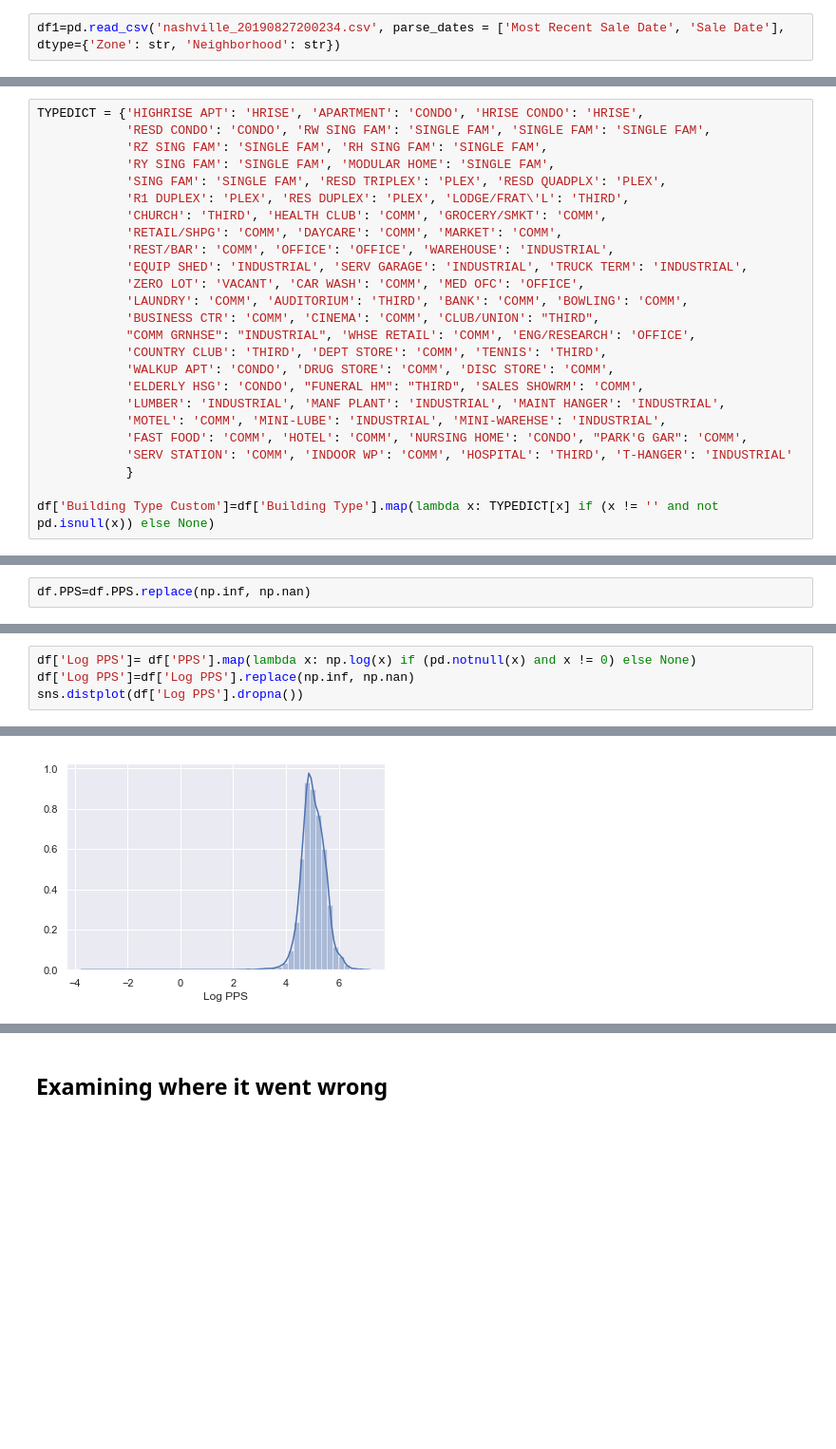
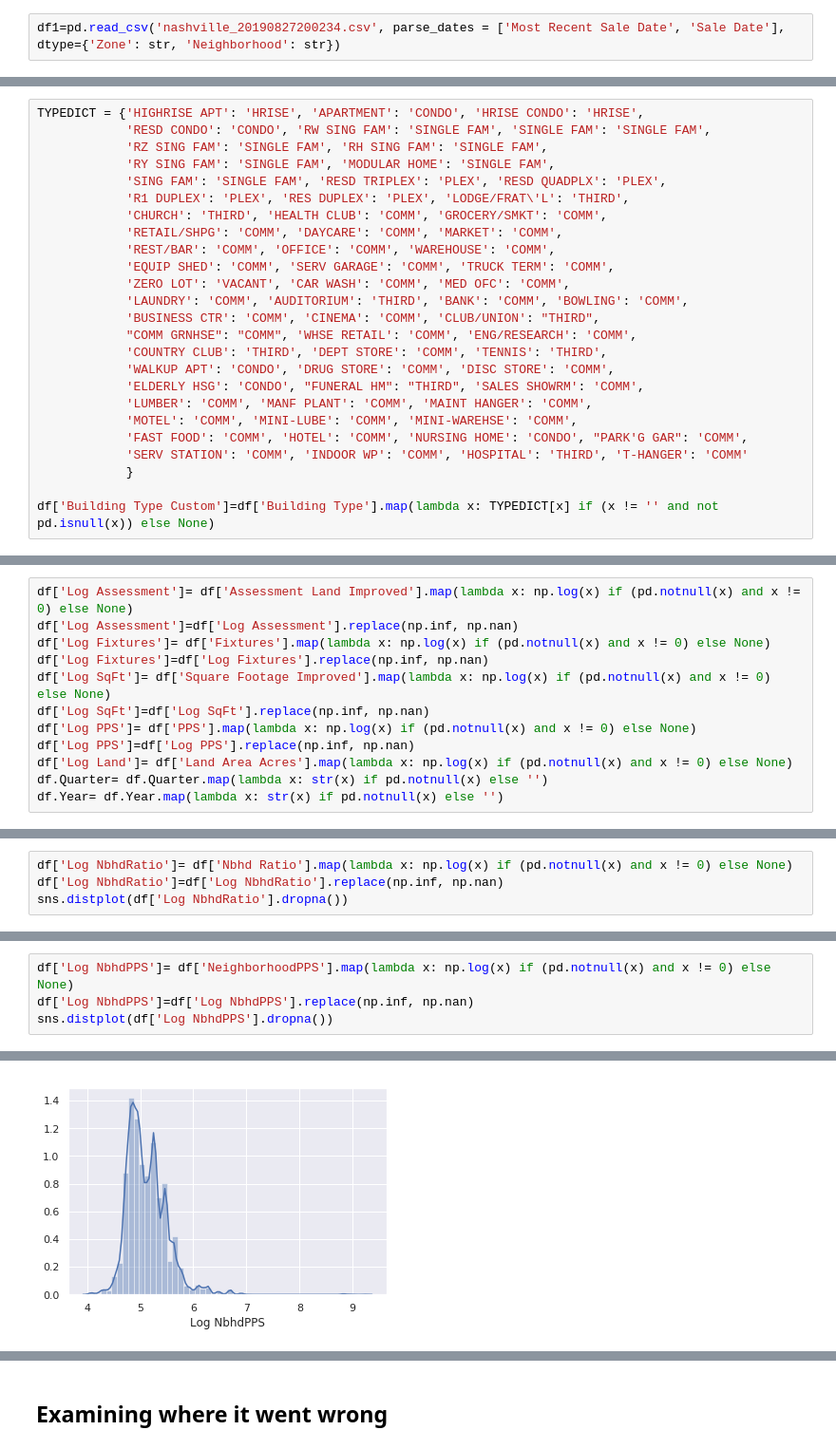
Before and after one commit to drewlehe/Nashville, a Jupyter notebook: MachineLearning2.ipynb, the cells around one changed output, grey strips where cells are left out. Shown at 95% size. Drawn from its saved outputs; the diff is of its cells as text; blank space fills up the shorter version.

```diff
--- a/MachineLearning2.ipynb
+++ b/MachineLearning2.ipynb
@@ -70,19 +69,19 @@ TYPEDICT = {'HIGHRISE APT': 'HRISE', 'APARTMENT': 'CONDO', 'HRISE CONDO': 'HRISE
             'R1 DUPLEX': 'PLEX', 'RES DUPLEX': 'PLEX', 'LODGE/FRAT\'L': 'THIRD',
             'CHURCH': 'THIRD', 'HEALTH CLUB': 'COMM', 'GROCERY/SMKT': 'COMM',
             'RETAIL/SHPG': 'COMM', 'DAYCARE': 'COMM', 'MARKET': 'COMM',
-            'REST/BAR': 'COMM', 'OFFICE': 'OFFICE', 'WAREHOUSE': 'INDUSTRIAL',
-            'EQUIP SHED': 'INDUSTRIAL', 'SERV GARAGE': 'INDUSTRIAL', 'TRUCK TERM': 'INDUSTRIAL',
-            'ZERO LOT': 'VACANT', 'CAR WASH': 'COMM', 'MED OFC': 'OFFICE',
+            'REST/BAR': 'COMM', 'OFFICE': 'COMM', 'WAREHOUSE': 'COMM',
+            'EQUIP SHED': 'COMM', 'SERV GARAGE': 'COMM', 'TRUCK TERM': 'COMM',
+            'ZERO LOT': 'VACANT', 'CAR WASH': 'COMM', 'MED OFC': 'COMM',
             'LAUNDRY': 'COMM', 'AUDITORIUM': 'THIRD', 'BANK': 'COMM', 'BOWLING': 'COMM',
             'BUSINESS CTR': 'COMM', 'CINEMA': 'COMM', 'CLUB/UNION': "THIRD",
-            "COMM GRNHSE": "INDUSTRIAL", 'WHSE RETAIL': 'COMM', 'ENG/RESEARCH': 'OFFICE',
+            "COMM GRNHSE": "COMM", 'WHSE RETAIL': 'COMM', 'ENG/RESEARCH': 'COMM',
             'COUNTRY CLUB': 'THIRD', 'DEPT STORE': 'COMM', 'TENNIS': 'THIRD',
             'WALKUP APT': 'CONDO', 'DRUG STORE': 'COMM', 'DISC STORE': 'COMM',
             'ELDERLY HSG': 'CONDO', "FUNERAL HM": "THIRD", 'SALES SHOWRM': 'COMM',
-            'LUMBER': 'INDUSTRIAL', 'MANF PLANT': 'INDUSTRIAL', 'MAINT HANGER': 'INDUSTRIAL',
-            'MOTEL': 'COMM', 'MINI-LUBE': 'INDUSTRIAL', 'MINI-WAREHSE': 'INDUSTRIAL',
+            'LUMBER': 'COMM', 'MANF PLANT': 'COMM', 'MAINT HANGER': 'COMM',
+            'MOTEL': 'COMM', 'MINI-LUBE': 'COMM', 'MINI-WAREHSE': 'COMM',
             'FAST FOOD': 'COMM', 'HOTEL': 'COMM', 'NURSING HOME': 'CONDO', "PARK'G GAR": 'COMM',
-            'SERV STATION': 'COMM', 'INDOOR WP': 'COMM', 'HOSPITAL': 'THIRD', 'T-HANGER': 'INDUSTRIAL'
+            'SERV STATION': 'COMM', 'INDOOR WP': 'COMM', 'HOSPITAL': 'THIRD', 'T-HANGER': 'COMM'
             }
 
 df['Building Type Custom']=df['Building Type'].map(lambda x: TYPEDICT[x] if (x != '' and not pd.isnull(x)) else None)
@@ -102 +88,13 @@ Name: Building Type Custom, dtype: int64
+# %%
+df['Log Assessment']= df['Assessment Land Improved'].map(lambda x: np.log(x) if (pd.notnull(x) and x != 0) else None)
+df['Log Assessment']=df['Log Assessment'].replace(np.inf, np.nan)
+df['Log Fixtures']= df['Fixtures'].map(lambda x: np.log(x) if (pd.notnull(x) and x != 0) else None)
+df['Log Fixtures']=df['Log Fixtures'].replace(np.inf, np.nan)
+df['Log SqFt']= df['Square Footage Improved'].map(lambda x: np.log(x) if (pd.notnull(x) and x != 0) else None)
+df['Log SqFt']=df['Log SqFt'].replace(np.inf, np.nan)
+df['Log PPS']= df['PPS'].map(lambda x: np.log(x) if (pd.notnull(x) and x != 0) else None)
+df['Log PPS']=df['Log PPS'].replace(np.inf, np.nan)
+df['Log Land']= df['Land Area Acres'].map(lambda x: np.log(x) if (pd.notnull(x) and x != 0) else None)
+df.Quarter= df.Quarter.map(lambda x: str(x) if pd.notnull(x) else '')
+df.Year= df.Year.map(lambda x: str(x) if pd.notnull(x) else '')
 # %%
@@ -121,5 +109,3 @@ df.nsmallest(15, 'PPS')[['Location', 'Zone', 'Sale Price', 'PPS', 'Square Footag
-# %%
-df.PPS=df.PPS.replace(np.inf, np.nan)
 # %%
 sns.distplot(df['PPS'].dropna())
 # %% [output]
@@ -166,0 +184,4 @@ sns.distplot(df['Log SqFt'].dropna())
+# %%
+df['Log NbhdRatio']= df['Nbhd Ratio'].map(lambda x: np.log(x) if (pd.notnull(x) and x != 0) else None)
+df['Log NbhdRatio']=df['Log NbhdRatio'].replace(np.inf, np.nan)
+sns.distplot(df['Log NbhdRatio'].dropna())
@@ -167,7 +196,7 @@ sns.distplot(df['Log SqFt'].dropna())
 # %%
-df['Log PPS']= df['PPS'].map(lambda x: np.log(x) if (pd.notnull(x) and x != 0) else None)
-df['Log PPS']=df['Log PPS'].replace(np.inf, np.nan)
-sns.distplot(df['Log PPS'].dropna())
+df['Log NbhdPPS']= df['NeighborhoodPPS'].map(lambda x: np.log(x) if (pd.notnull(x) and x != 0) else None)
+df['Log NbhdPPS']=df['Log NbhdPPS'].replace(np.inf, np.nan)
+sns.distplot(df['Log NbhdPPS'].dropna())
 # %% [output]
 <matplotlib.axes._subplots.AxesSubplot at 0x...>
-[figure, old version]
+[figure, new version]
```
Also changed, not shown: parts of 66 cells of this notebook.
